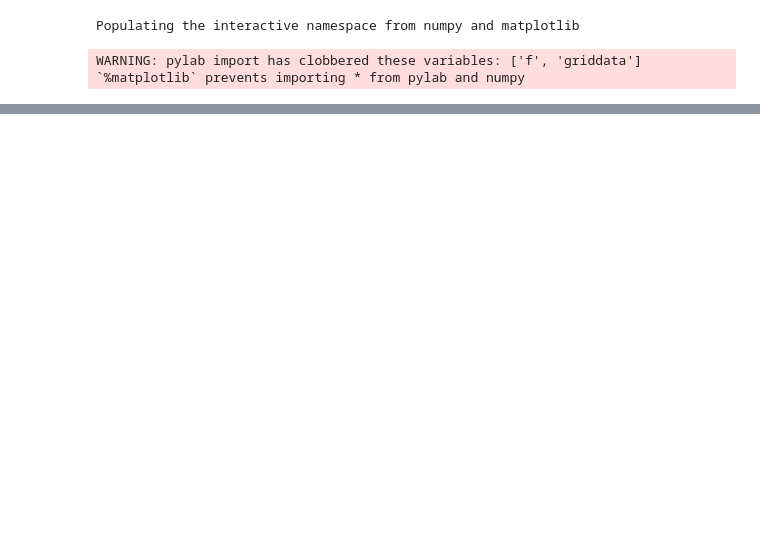
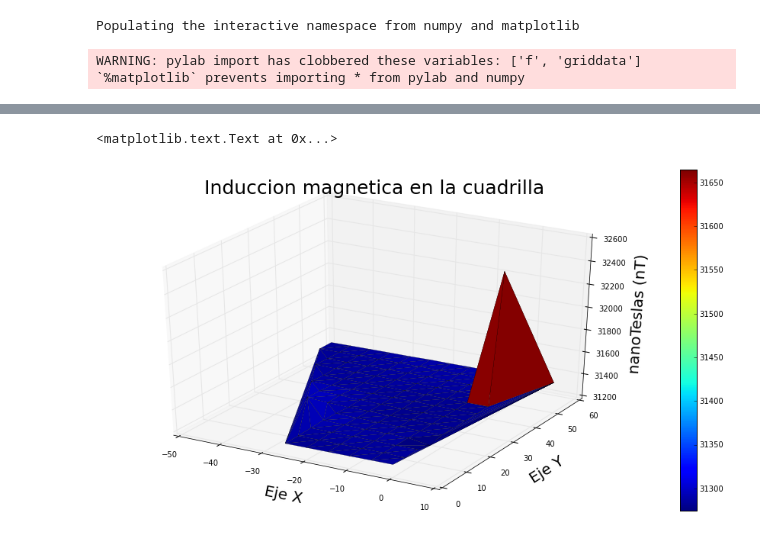
Before and after one commit to SbastianGarzon/FieldWork_DataAnalysis, a Jupyter notebook: Magnetometry/Magnetometria.ipynb, the cells around one changed output, grey strips where cells are left out. Drawn from its saved outputs; the diff is of its cells as text; code cells hidden in the pictures; blank space fills up the shorter version.

```diff
--- a/Magnetometry/Magnetometria.ipynb
+++ b/Magnetometry/Magnetometria.ipynb
@@ -57,0 +116,12 @@ for i in range (0,size(nombresUnicos)):
+# %%
+fig = plt.figure(figsize=(16,8))
+ax = fig.gca(projection='3d')
+p=ax.plot_trisurf(x,y,z, cmap=cm.jet, linewidth=0.2)
+c2 = fig.colorbar(p)
+ax.set_xlabel(r'Eje X', fontsize=20)
+ax.set_ylabel(r'Eje Y', fontsize=20)
+ax.set_zlabel(r'nanoTeslas (nT)', fontsize=20)
+ax.set_title(r'Induccion magnetica en la cuadrilla',fontsize=25)
+# %% [output]
+<matplotlib.text.Text at 0x...>
+[figure, added]
```
Also changed, not shown: parts of 21 cells of this notebook.
